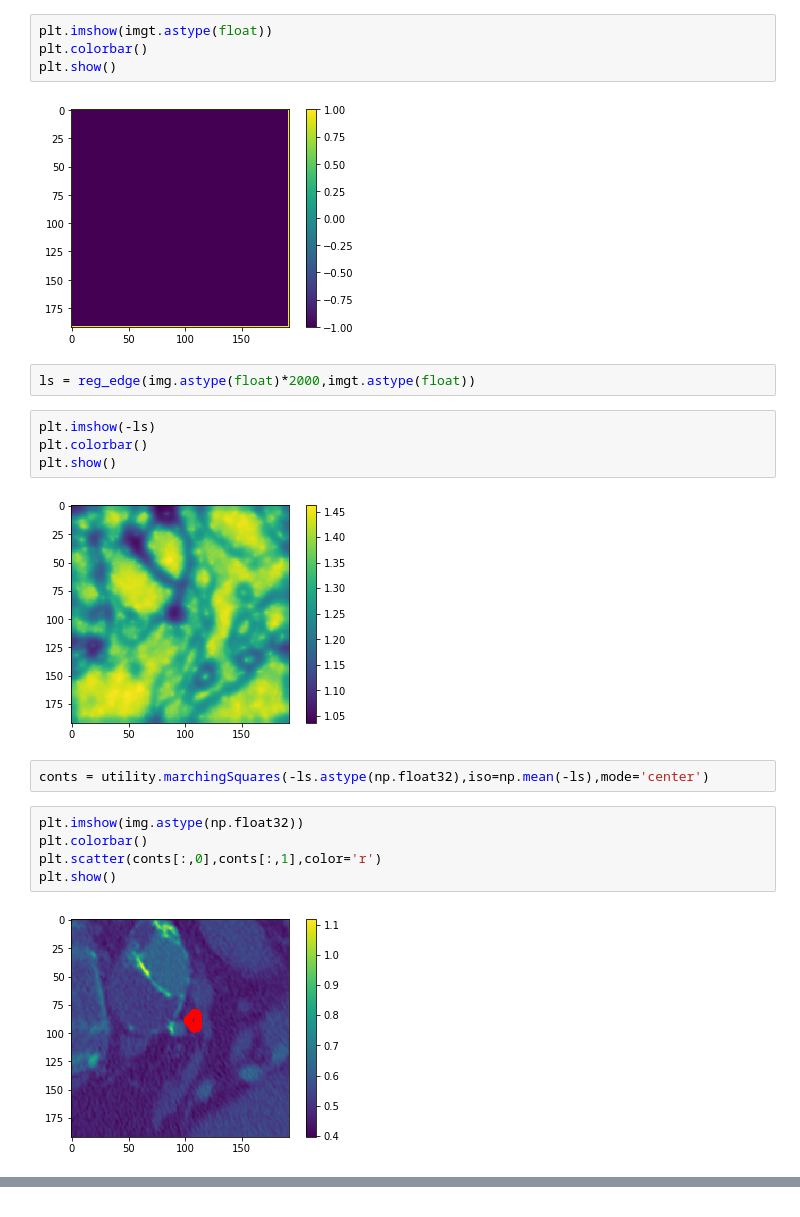
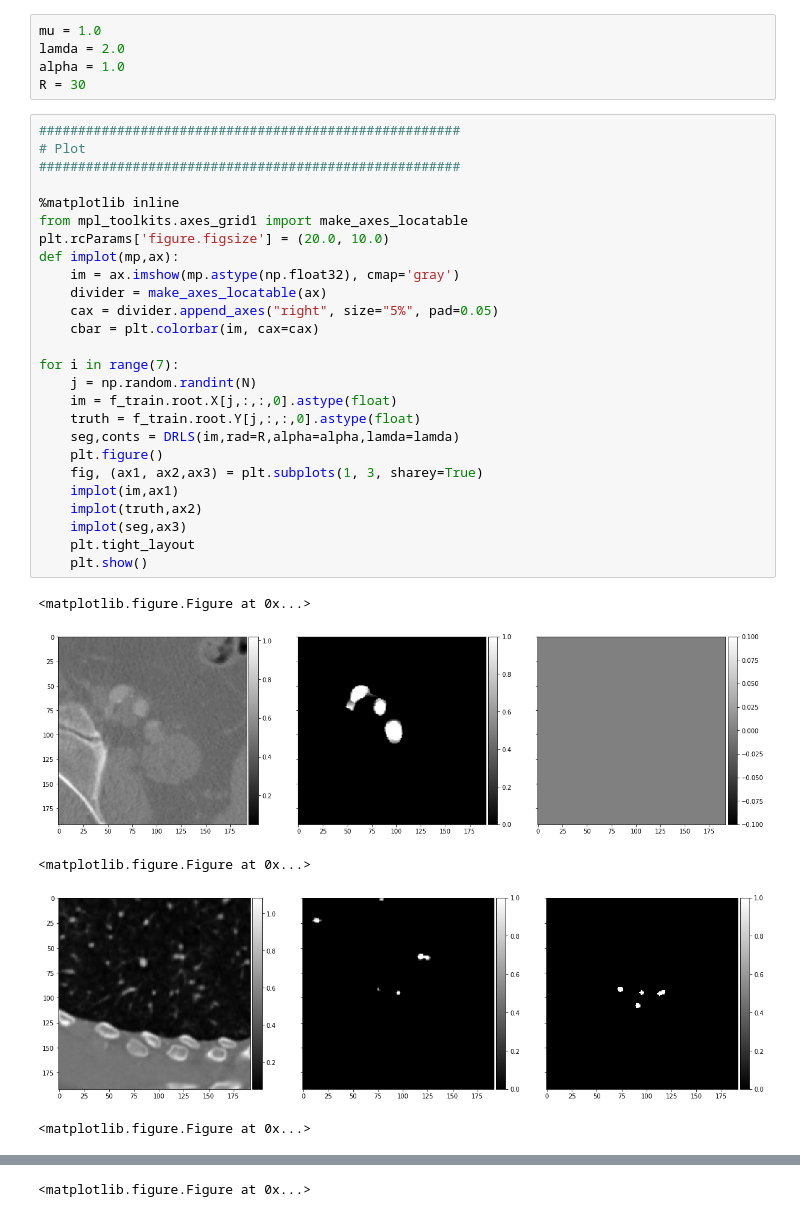
Before and after one commit to gmaher/DeepLofting, a Jupyter notebook: python/DRLS.ipynb, the cells around one changed output, grey strips where cells are left out. Drawn from its saved outputs; the diff is of its cells as text.

```diff
--- a/python/DRLS.ipynb
+++ b/python/DRLS.ipynb
@@ -80,23 +80,37 @@ imgt[imgt<1] = -1.0
-# %%
-plt.imshow(imgt.astype(float))
-plt.colorbar()
-plt.show()
-# %% [output]
-[figure, removed]
-# %%
-ls = reg_edge(img.astype(float)*2000,imgt.astype(float))
-# %%
-plt.imshow(-ls)
-plt.colorbar()
-plt.show()
-# %% [output]
-[figure, removed]
-# %%
-conts = utility.marchingSquares(-ls.astype(np.float32),iso=np.mean(-ls),mode='center')
-# %%
-plt.imshow(img.astype(np.float32))
-plt.colorbar()
-plt.scatter(conts[:,0],conts[:,1],color='r')
-plt.show()
-# %% [output]
-[figure, removed]
+# %%
+mu = 1.0
+lamda = 2.0
+alpha = 1.0
+R = 30
+# %%
+######################################################
+# Plot
+######################################################
+
+%matplotlib inline
+from mpl_toolkits.axes_grid1 import make_axes_locatable
+plt.rcParams['figure.figsize'] = (20.0, 10.0)
+def implot(mp,ax):
+    im = ax.imshow(mp.astype(np.float32), cmap='gray')
+    divider = make_axes_locatable(ax)
+    cax = divider.append_axes("right", size="5%", pad=0.05)
+    cbar = plt.colorbar(im, cax=cax)
+
+for i in range(7):
+    j = np.random.randint(N)
+    im = f_train.root.X[j,:,:,0].astype(float)
+    truth = f_train.root.Y[j,:,:,0].astype(float)
+    seg,conts = DRLS(im,rad=R,alpha=alpha,lamda=lamda)
+    plt.figure()
+    fig, (ax1, ax2,ax3) = plt.subplots(1, 3, sharey=True)
+    implot(im,ax1)
+    implot(truth,ax2)
+    implot(seg,ax3)
+    plt.tight_layout
+    plt.show()
+# %% [output]
+<matplotlib.figure.Figure at 0x...>
+[figure, added]
+<matplotlib.figure.Figure at 0x...>
+[figure, added]
+<matplotlib.figure.Figure at 0x...>
@@ -102,0 +118 @@ plt.show()
+<matplotlib.figure.Figure at 0x...>
```
Also changed, not shown: parts of 11 cells of this notebook, 7 other files.
